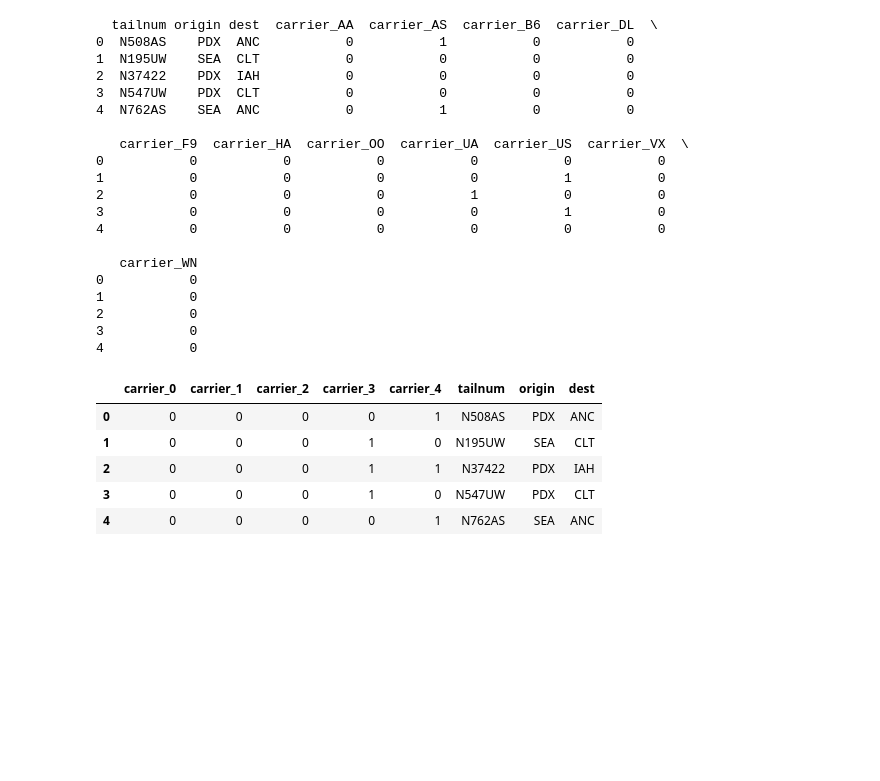
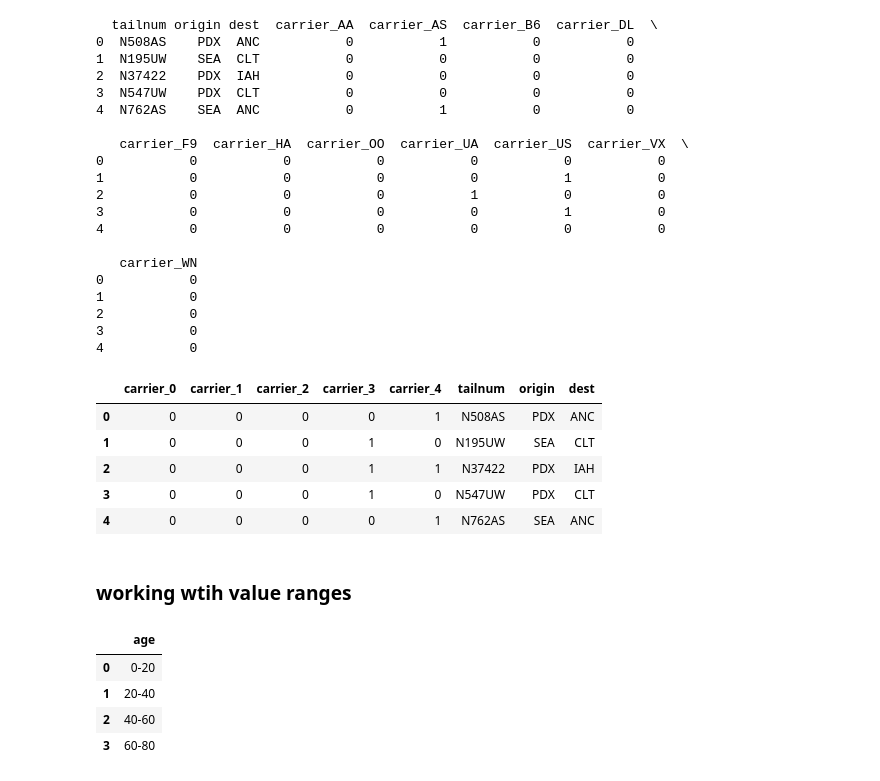
Before and after one commit to davideliason/DM4BA_Personal_Practice, a Jupyter notebook: Flights_DA_EDA.ipynb, the cells around one changed output. Drawn from its saved outputs; the diff is of its cells as text; code cells hidden in the pictures; blank space fills up the shorter version.

Commit message:
create df with values of a spectrum

```diff
--- a/Flights_DA_EDA.ipynb
+++ b/Flights_DA_EDA.ipynb
@@ -248,3 +248,15 @@ df_binary.head()
 | 2 | 0 | 0 | 0 | 1 | 1 | N37422 | PDX | IAH |
 | 3 | 0 | 0 | 0 | 1 | 0 | N547UW | PDX | CLT |
 | 4 | 0 | 0 | 0 | 0 | 1 | N762AS | SEA | ANC |
+# %% [markdown]
+### working wtih value ranges
+# %%
+dummy_df_age = pd.DataFrame({'age': ['0-20', '20-40', '40-60','60-80']})
+# %%
+dummy_df_age.head()
+# %% [output]
+|  | age |
+| 0 | 0-20 |
+| 1 | 20-40 |
+| 2 | 40-60 |
+| 3 | 60-80 |
```
